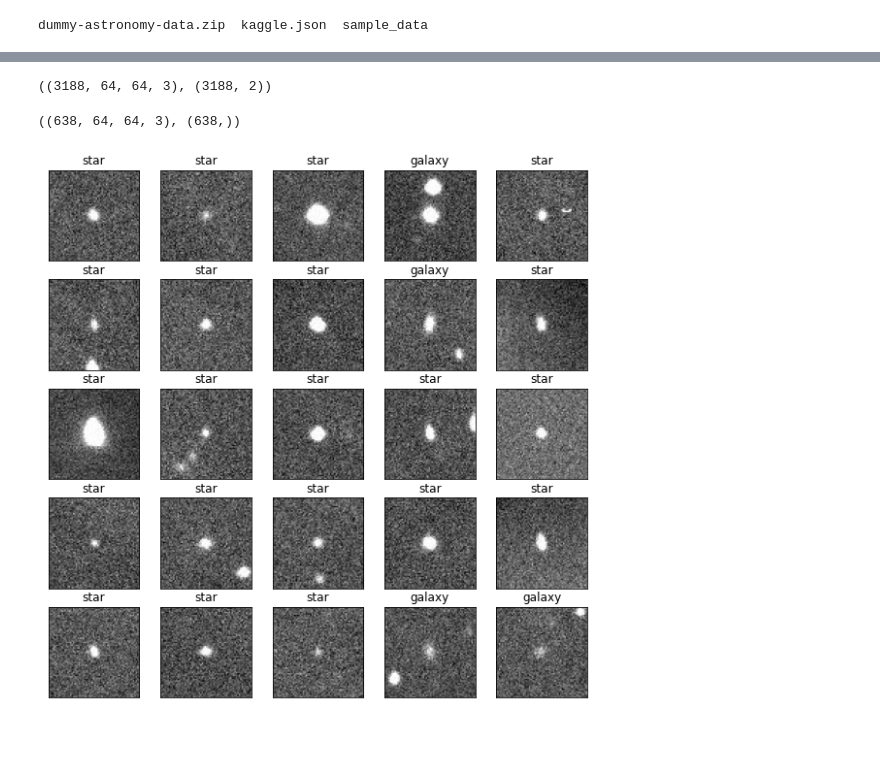
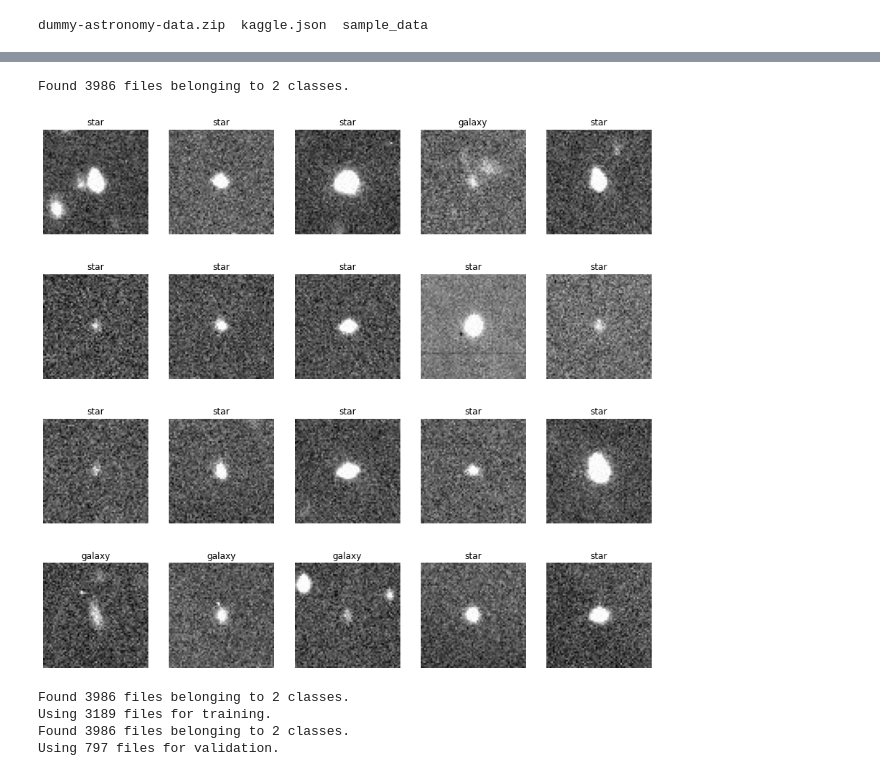
Before and after one commit to BlingstarHamal/aib12project4, a Jupyter notebook: p4.ipynb, the cells around one changed output, grey strips where cells are left out. Drawn from its saved outputs; the diff is of its cells as text; code cells hidden in the pictures; blank space fills up the shorter version.

```diff
--- a/p4.ipynb
+++ b/p4.ipynb
@@ -109,2 +79,0 @@ for x in star_path:
-# %%
-data, labels= np.array(data), np.array(labels)
@@ -130,26 +80,45 @@ y_train, y_valid = to_categorical(y_train),  to_categorical(y_valid)
-# %%
-x_train.shape,y_train.shape
-# %% [output]
-((3188, 64, 64, 3), (3188, 2))
-# %%
-x_test.shape,y_test.shape
-# %% [output]
-((638, 64, 64, 3), (638,))
-# %%
-class_names=['star','galaxy']
-plt.figure(figsize=(10,10))
-for i in range(25):
-    plt.subplot(5,5,i+1)
-    plt.xticks([])
-    plt.yticks([])
-    plt.grid(False)
-    plt.imshow(x_test[i], cmap=plt.cm.binary)
-    if y_test[i]==0:
-        plt.title('galaxy')
-    else:
-        plt.title('star')
-    #plt.xlabel(class_names[y_train[i][0]])
-plt.show()
-# %% [output]
-[figure, removed]
+# %%
+train_data_dir = './Cutout Files'
+image_size = (64, 64)
+
+dataset = image_dataset_from_directory(
+    train_data_dir,
+    image_size=image_size,
+)
+# %% [output]
+Found 3986 files belonging to 2 classes.
+# %%
+plt.figure(figsize=(15, 25))
+class_names = dataset.class_names
+for images, labels in dataset.take(1):
+    for i in range(20):
+        plt.subplot(7, 5, i + 1)
+        plt.imshow(np.array(images[i]).astype("uint8"))
+        plt.title(class_names[labels[i]])
+        plt.axis("off")
+# %% [output]
+[figure, added]
+# %%
+train_dataset = image_dataset_from_directory(
+    train_data_dir,
+    validation_split=0.2,
+    seed=1,
+    subset="training",
+    label_mode="categorical",
+    image_size=image_size
+)
+
+validation_dataset = image_dataset_from_directory(
+    train_data_dir,
+    validation_split=0.2,
+    seed=1,
+    subset="validation",
+    label_mode="categorical",
+    image_size=image_size
+)
+# %% [output]
+Found 3986 files belonging to 2 classes.
+Using 3189 files for training.
+Found 3986 files belonging to 2 classes.
+Using 797 files for validation.
 # %%
```
Also changed, not shown: parts of 18 cells of this notebook.
